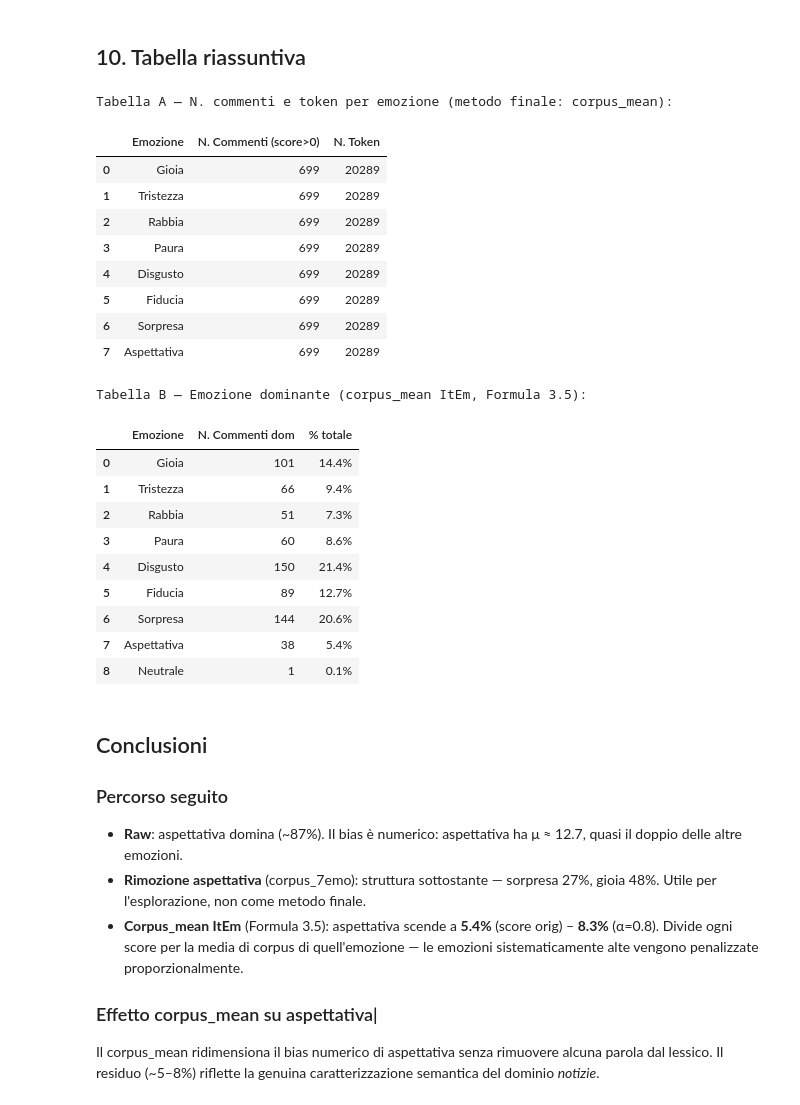
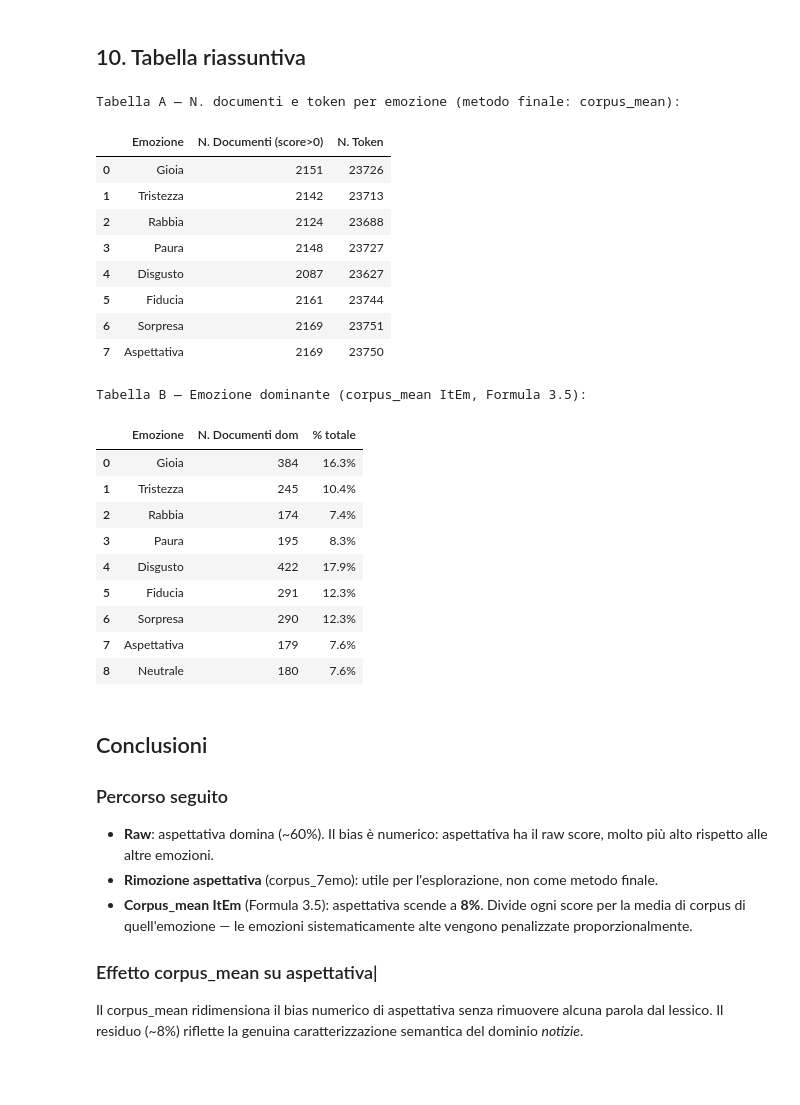
Before and after one commit to V3R0N1C4/ELIta_tesi, a Jupyter notebook: Fase3/Confronto_notizie.ipynb, the cells around one changed output. Cells and saved outputs as stored; diff of their text form; code cells hidden in the pictures; blank space fills up the shorter version.

Commit message:
Cambiato metodo raccolta dati
- 200 post raccolti con i rispettivi 25 migliori commenti
- aggiustato di conseguenza Raccolta_Reddit.ipynb

```diff
--- a/Fase3/Confronto_notizie.ipynb
+++ b/Fase3/Confronto_notizie.ipynb
@@ -81,11 +83,11 @@ def detect_emotions(df_corpus, df_tokens, df_elita, emotions=None):
     pos_filter = {'ADJ','NOUN','VERB'}
     df_f = df_tokens[df_tokens['pos'].isin(pos_filter)].copy()
     eidx = set(df_elita.index)
-    tok  = df_f.groupby('comment_id')['lemma'].apply(list).to_dict()
+    tok  = df_f.groupby('doc_id')['lemma'].apply(list).to_dict()
     results = []
     for _, row in df_corpus.iterrows():
-        cid   = row['comment_id']
-        lemmi = tok.get(cid, [])
+        did   = row['doc_id']
+        lemmi = tok.get(did, [])
         sc = {e: 0.0 for e in emotions}
         found = 0
         for lemma in lemmi:
@@ -93,8 +95,8 @@ def detect_emotions(df_corpus, df_tokens, df_elita, emotions=None):
                 found += 1
                 for e in emotions:
                     sc[e] += df_elita.loc[lemma, e]
-        results.append({'comment_id':cid,'n_tokens_matched':found,**sc,
-            'dominant_emotion': max(sc,key=sc.get) if found>0 else 'neutrale'})
+        results.append({'doc_id': did, 'type': row.get('type', ''), 'n_tokens_matched': found, **sc,
+            'dominant_emotion': max(sc, key=sc.get) if found > 0 else 'neutrale'})
     return pd.DataFrame(results)
 
 df_raw     = detect_emotions(df_corpus, df_tokens, df_elita_orig)
@@ -102,7 +104,7 @@ counts_raw = df_raw['dominant_emotion'].value_counts()
 total      = len(df_raw)
 
 df_raw.to_csv(OUTPUT_DIR / 'notizie_emotion_results_raw.csv', index=False)
-print(f'Salvato: {OUTPUT_DIR / "1_notizie_emotion_results_raw.csv"}')
+print(f'Salvato: {OUTPUT_DIR / "notizie_emotion_results_raw.csv"}')
 
 print('Distribuzione emozione dominante — raw:')
 for e in BASIC_EMOTIONS + ['neutrale']:
@@ -430,63 +432,63 @@ Possiamo vedere che la versione con α=0.5 riduce il gap tra aspettativa e le al
 # %% [markdown]
 ## 10. Tabella riassuntiva
 # %%
-# Tabella A: N. commenti e token con score > 0 per emozione
+# Tabella A: N. documenti e token con score > 0 per emozione
 df_raw_orig = results_raw_versions['Originale (α=0)']
 table_A = []
 for e in BASIC_EMOTIONS:
-    n_comm   = int((df_raw_orig[e] > 0).sum())
-    comm_ids = set(df_raw_orig[df_raw_orig[e] > 0]['comment_id'])
-    n_tok    = int(df_filt[
-        df_filt['comment_id'].isin(comm_ids) &
+    n_doc   = int((df_raw_orig[e] > 0).sum())
+    doc_ids = set(df_raw_orig[df_raw_orig[e] > 0]['doc_id'])
+    n_tok   = int(df_filt[
+        df_filt['doc_id'].isin(doc_ids) &
         df_filt['lemma'].isin(set(df_elita_orig.index))
     ]['lemma'].count())
     table_A.append({'Emozione': e.capitalize(),
-                    'N. Commenti (score>0)': n_comm,
+                    'N. Documenti (score>0)': n_doc,
                     'N. Token': n_tok})
-print('Tabella A — N. commenti e token per emozione (metodo finale: corpus_mean):')
+print('Tabella A — N. documenti e token per emozione (metodo finale: corpus_mean):')
 display(pd.DataFrame(table_A))
 # %% [output]
-Tabella A — N. commenti e token per emozione (metodo finale: corpus_mean):
+Tabella A — N. documenti e token per emozione (metodo finale: corpus_mean):
-|  | Emozione | N. Commenti (score>0) | N. Token |
-| 0 | Gioia | 699 | 20289 |
-| 1 | Tristezza | 699 | 20289 |
-| 2 | Rabbia | 699 | 20289 |
-| 3 | Paura | 699 | 20289 |
-| 4 | Disgusto | 699 | 20289 |
-| 5 | Fiducia | 699 | 20289 |
-| 6 | Sorpresa | 699 | 20289 |
-| 7 | Aspettativa | 699 | 20289 |
+|  | Emozione | N. Documenti (score>0) | N. Token |
+| 0 | Gioia | 2151 | 23726 |
+| 1 | Tristezza | 2142 | 23713 |
+| 2 | Rabbia | 2124 | 23688 |
+| 3 | Paura | 2148 | 23727 |
+| 4 | Disgusto | 2087 | 23627 |
+| 5 | Fiducia | 2161 | 23744 |
+| 6 | Sorpresa | 2169 | 23751 |
+| 7 | Aspettativa | 2169 | 23750 |
 # %%
 dom = results_final['Originale (α=0)']['dominant_emotion'].value_counts()
 tot = len(results_final['Originale (α=0)'])
 table_B = [{'Emozione':e.capitalize(),
-            'N. Commenti dom':int(dom.get(e,0)),
+            'N. Documenti dom':int(dom.get(e,0)),
             '% totale':'{:.1f}%'.format(dom.get(e,0)/tot*100)}
            for e in BASIC_EMOTIONS+['neutrale']]
 print('\nTabella B — Emozione dominante (corpus_mean ItEm, Formula 3.5):')
 display(pd.DataFrame(table_B))
 # %% [output]
 Tabella B — Emozione dominante (corpus_mean ItEm, Formula 3.5):
-|  | Emozione | N. Commenti dom | % totale |
-| 0 | Gioia | 101 | 14.4% |
-| 1 | Tristezza | 66 | 9.4% |
-| 2 | Rabbia | 51 | 7.3% |
-| 3 | Paura | 60 | 8.6% |
-| 4 | Disgusto | 150 | 21.4% |
-| 5 | Fiducia | 89 | 12.7% |
-| 6 | Sorpresa | 144 | 20.6% |
-| 7 | Aspettativa | 38 | 5.4% |
-| 8 | Neutrale | 1 | 0.1% |
+|  | Emozione | N. Documenti dom | % totale |
+| 0 | Gioia | 384 | 16.3% |
+| 1 | Tristezza | 245 | 10.4% |
+| 2 | Rabbia | 174 | 7.4% |
+| 3 | Paura | 195 | 8.3% |
+| 4 | Disgusto | 422 | 17.9% |
+| 5 | Fiducia | 291 | 12.3% |
+| 6 | Sorpresa | 290 | 12.3% |
+| 7 | Aspettativa | 179 | 7.6% |
+| 8 | Neutrale | 180 | 7.6% |
 # %% [markdown]
 ## Conclusioni
 
 ### Percorso seguito
 
-- **Raw**: aspettativa domina (~87%). Il bias è numerico: aspettativa ha μ ≈ 12.7, quasi il doppio delle altre emozioni.
-- **Rimozione aspettativa** (corpus_7emo): struttura sottostante — sorpresa 27%, gioia 48%. Utile per l'esplorazione, non come metodo finale.
-- **Corpus_mean ItEm** (Formula 3.5): aspettativa scende a **5.4%** (score orig) – **8.3%** (α=0.8). Divide ogni score per la media di corpus di quell'emozione — le emozioni sistematicamente alte vengono penalizzate proporzionalmente.
+- **Raw**: aspettativa domina (~60%). Il bias è numerico: aspettativa ha il raw score, molto più alto rispetto alle altre emozioni.
+- **Rimozione aspettativa** (corpus_7emo): utile per l'esplorazione, non come metodo finale.
+- **Corpus_mean ItEm** (Formula 3.5): aspettativa scende a **8%**. Divide ogni score per la media di corpus di quell'emozione — le emozioni sistematicamente alte vengono penalizzate proporzionalmente.
 
 ### Effetto corpus_mean su aspettativa|
 
 Il corpus_mean ridimensiona il bias numerico di aspettativa senza rimuovere alcuna parola dal lessico.
-Il residuo (~5–8%) riflette la genuina caratterizzazione semantica del dominio *notizie*.
+Il residuo (~8%) riflette la genuina caratterizzazione semantica del dominio *notizie*.
```
Also changed, not shown: parts of 12 cells of this notebook, 1 other file.
